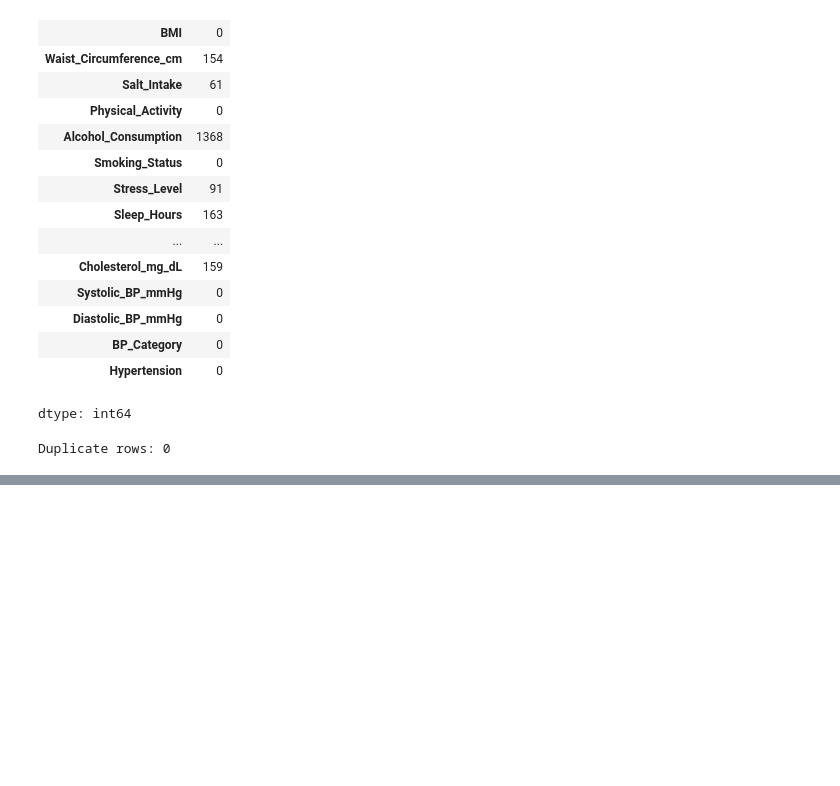
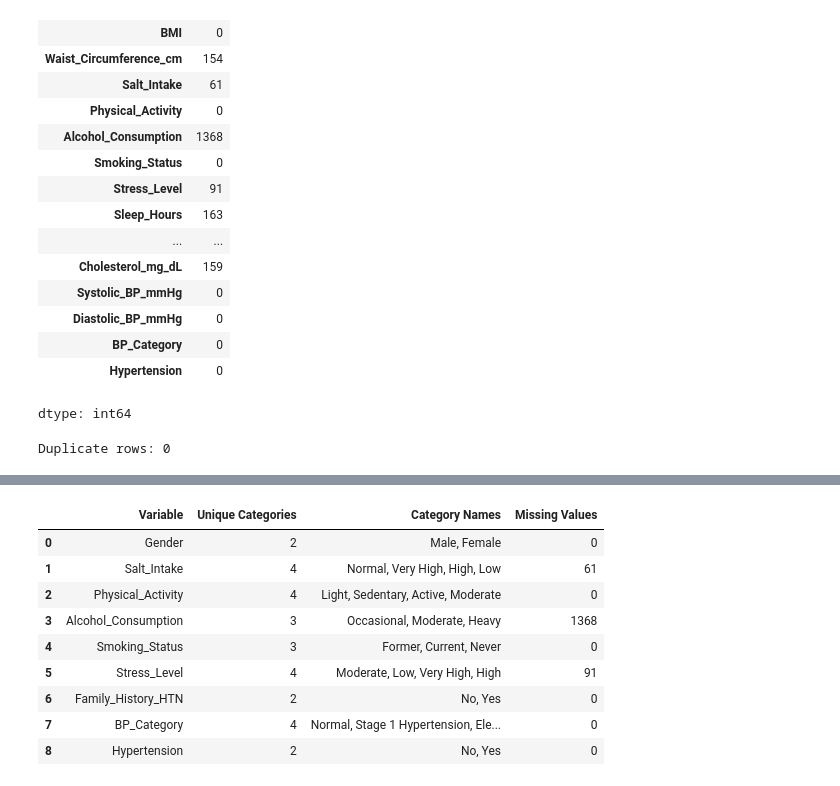
Before and after one commit to KarunaBaruwal/CMP7005-Hypertension-Analytics, a Jupyter notebook: CMP7005_Hypertension_Analysis.ipynb, the cells around one changed output, grey strips where cells are left out. Drawn from its saved outputs; the diff is of its cells as text; code cells hidden in the pictures; blank space fills up the shorter version.

Commit message:
Add initial data understanding and BP analysis

```diff
--- a/CMP7005_Hypertension_Analysis.ipynb
+++ b/CMP7005_Hypertension_Analysis.ipynb
@@ -77,0 +173,8 @@ Duplicate rows: 0
+# %%
+categorical_cols = df.select_dtypes(
+    include=['object', 'category']
+).columns
+
+for col in categorical_cols:
+    print(f"\nColumn: {col}")
+    display(df[col].value_counts(dropna=False))
@@ -77,0 +214,23 @@ Duplicate rows: 0
+# %%
+categorical_summary = []
+
+for col in categorical_cols:
+    categories = df[col].dropna().unique()
+    categorical_summary.append({
+        'Variable': col,
+        'Unique Categories': len(categories),
+        'Category Names': ', '.join(map(str, categories)),
+        'Missing Values': df[col].isna().sum()
+    })
+display(pd.DataFrame(categorical_summary))
+# %% [output]
+|  | Variable | Unique Categories | Category Names | Missing Values |
+| 0 | Gender | 2 | Male, Female | 0 |
+| 1 | Salt_Intake | 4 | Normal, Very High, High, Low | 61 |
+| 2 | Physical_Activity | 4 | Light, Sedentary, Active, Moderate | 0 |
+| 3 | Alcohol_Consumption | 3 | Occasional, Moderate, Heavy | 1368 |
+| 4 | Smoking_Status | 3 | Former, Current, Never | 0 |
+| 5 | Stress_Level | 4 | Moderate, Low, Very High, High | 91 |
+| 6 | Family_History_HTN | 2 | No, Yes | 0 |
+| 7 | BP_Category | 4 | Normal, Stage 1 Hypertension, Ele... | 0 |
+| 8 | Hypertension | 2 | No, Yes | 0 |
```
Also changed, not shown: parts of 12 cells of this notebook.
